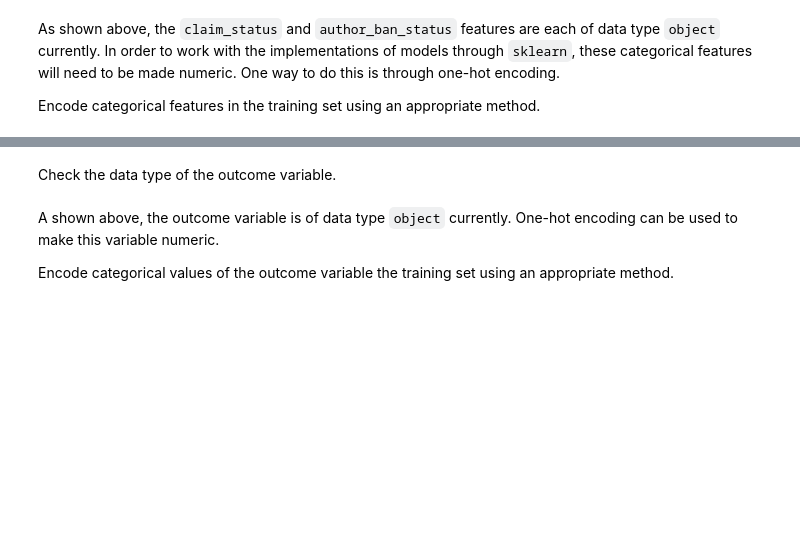
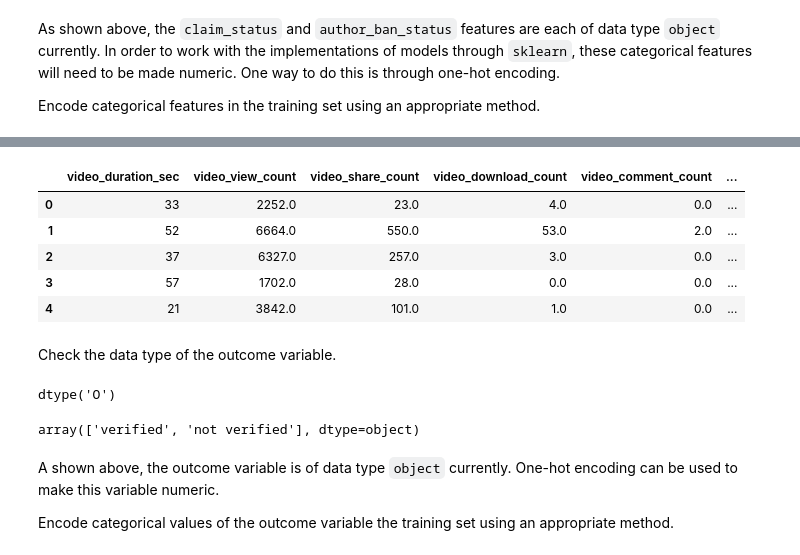
Before and after one commit to Cyberoctane29/Python-For-Data-Analysis, a Jupyter notebook: Course-5/Module_6/1_end_of_course_project.ipynb, the cells around one changed output, grey strips where cells are left out. Saved outputs shown, nothing was run; the diff lists cells and outputs as text; code cells hidden in the pictures; blank space fills up the shorter version.

```diff
--- a/Course-5/Module_6/1_end_of_course_project.ipynb
+++ b/Course-5/Module_6/1_end_of_course_project.ipynb
@@ -551,8 +566,8 @@ As shown above, the `claim_status` and `author_ban_status` features are each of
 Encode categorical features in the training set using an appropriate method.
 # %%
 # Select the training features that needs to be encoded
-### YOUR CODE HERE ###
-
+X_train_to_encode = X_train[["claim_status", "author_ban_status"]]
 
 # Display first few rows
-### YOUR CODE HERE ###
+
+X_train_to_encode.head()
@@ -559,8 +581,10 @@ Encode categorical features in the training set using an appropriate method.
 # %%
 # Set up an encoder for one-hot encoding the categorical features
-### YOUR CODE HERE ###
+
+X_encoder=OneHotEncoder(drop='first',sparse_output=False)
 # %%
 # Fit and transform the training features using the encoder
-### YOUR CODE HERE ###
+
+X_train_encoded = X_encoder.fit_transform(X_train_to_encode)
 # %%
 # Get feature names from encoder
@@ -571,7 +608,7 @@ Encode categorical features in the training set using an appropriate method.
 # %%
 # Place encoded training features (which is currently an array) into a dataframe
-### YOUR CODE HERE ###
-
+X_train_encoded_df = pd.DataFrame(data=X_train_encoded, columns=X_encoder.get_feature_names_out())
 
 # Display first few rows
-### YOUR CODE HERE ###
+
+X_train_encoded_df.head()
@@ -581,19 +633,34 @@ Encode categorical features in the training set using an appropriate method.
 # %%
 # Concatenate `X_train` and `X_train_encoded_df` to form the final dataframe for training data (`X_train_final`)
 # Note: Using `.reset_index(drop=True)` to reset the index in X_train after dropping `claim_status` and `author_ban_status`,
 # so that the indices align with those in `X_train_encoded_df` and `count_df`
-### YOUR CODE HERE ###
+
+X_train_final = pd.concat([X_train.drop(columns=["claim_status", "author_ban_status"]).reset_index(drop=True), X_train_encoded_df], axis=1)
 
 # Display first few rows
-### YOUR CODE HERE ###
+
+X_train_final.head()
+# %% [output]
+|  | video_duration_sec | video_view_count | video_share_count | video_download_count | video_comment_count | ... |
+| 0 | 33 | 2252.0 | 23.0 | 4.0 | 0.0 | ... |
+| 1 | 52 | 6664.0 | 550.0 | 53.0 | 2.0 | ... |
+| 2 | 37 | 6327.0 | 257.0 | 3.0 | 0.0 | ... |
+| 3 | 57 | 1702.0 | 28.0 | 0.0 | 0.0 | ... |
+| 4 | 21 | 3842.0 | 101.0 | 1.0 | 0.0 | ... |
 # %% [markdown]
 Check the data type of the outcome variable.
 # %%
 # Check data type of outcome variable
-### YOUR CODE HERE ###
+
+y_test.dtype
+# %% [output]
+dtype('O')
 # %%
 # Get unique values of outcome variable
-### YOUR CODE HERE ###
+
+y_test.unique()
+# %% [output]
+array(['verified', 'not verified'], dtype=object)
 # %% [markdown]
 A shown above, the outcome variable is of data type `object` currently. One-hot encoding can be used to make this variable numeric.
 
```
Also changed, not shown: parts of 21 cells of this notebook.
